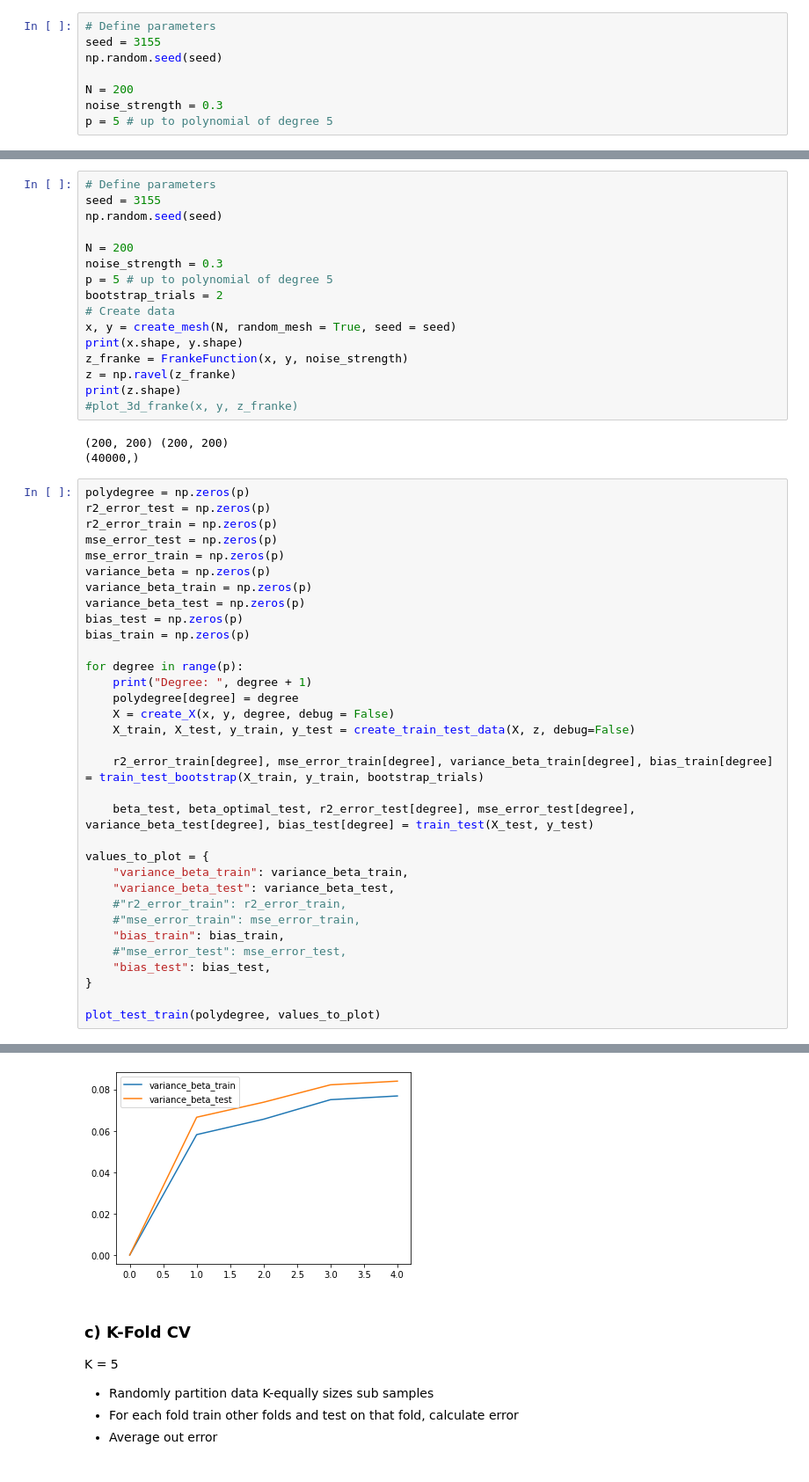
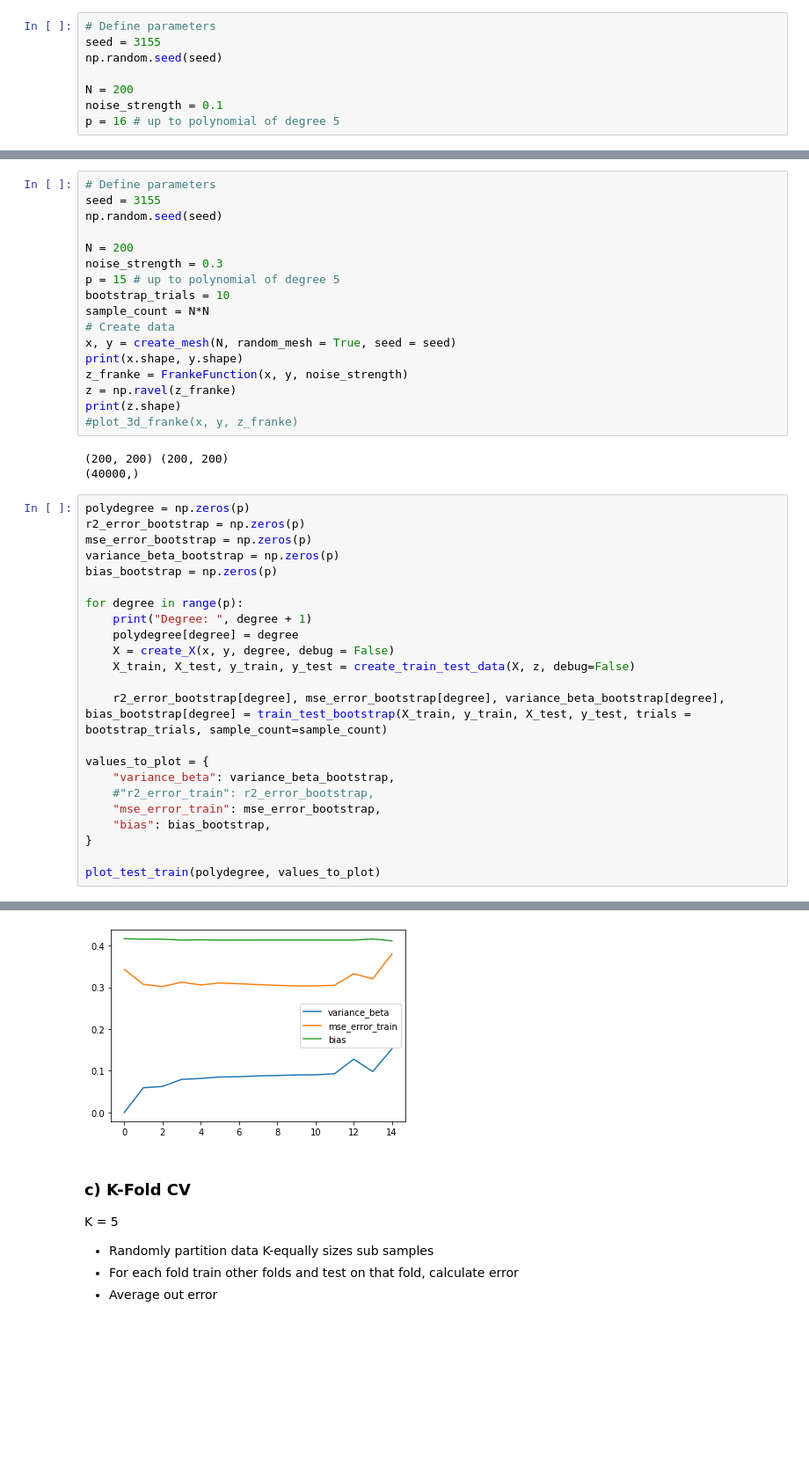
Before and after one commit to marianylund/fysstkprojects, a Jupyter notebook: Project1/Project1_MariaNylund.ipynb, the cells around one changed output, grey strips where cells are left out. Shown at 88% size. Saved outputs shown, nothing was run; the diff lists cells and outputs as text; blank space fills up the shorter version.

Commit message:
Still 4% error between ols and sklearn, refactored and tested a)

```diff
--- a/Project1/Project1_MariaNylund.ipynb
+++ b/Project1/Project1_MariaNylund.ipynb
@@ -36,8 +36,8 @@ seed = 3155
 np.random.seed(seed)
 
 N = 200
-noise_strength = 0.3
-p = 5 # up to polynomial of degree 5
+noise_strength = 0.1
+p = 16 # up to polynomial of degree 5
 # %%
 # Create data
 x, y = create_mesh(N, random_mesh = True, seed = seed)
@@ -119,8 +154,9 @@ np.random.seed(seed)
 
 N = 200
 noise_strength = 0.3
-p = 5 # up to polynomial of degree 5
-bootstrap_trials = 2
+p = 15 # up to polynomial of degree 5
+bootstrap_trials = 10
+sample_count = N*N
 # Create data
 x, y = create_mesh(N, random_mesh = True, seed = seed)
 print(x.shape, y.shape)
@@ -133,15 +169,10 @@ print(z.shape)
 (40000,)
 # %%
 polydegree = np.zeros(p)
-r2_error_test = np.zeros(p)
-r2_error_train = np.zeros(p)
-mse_error_test = np.zeros(p)
-mse_error_train = np.zeros(p)
-variance_beta = np.zeros(p)
-variance_beta_train = np.zeros(p)
-variance_beta_test = np.zeros(p)
-bias_test = np.zeros(p)
-bias_train = np.zeros(p)
+r2_error_bootstrap = np.zeros(p)
+mse_error_bootstrap = np.zeros(p)
+variance_beta_bootstrap = np.zeros(p)
+bias_bootstrap = np.zeros(p)
 
 for degree in range(p):
     print("Degree: ", degree + 1)
@@ -149,18 +180,13 @@ for degree in range(p):
     X = create_X(x, y, degree, debug = False)
     X_train, X_test, y_train, y_test = create_train_test_data(X, z, debug=False)
 
-    r2_error_train[degree], mse_error_train[degree], variance_beta_train[degree], bias_train[degree] = train_test_bootstrap(X_train, y_train, bootstrap_trials)
-
-    beta_test, beta_optimal_test, r2_error_test[degree], mse_error_test[degree], variance_beta_test[degree], bias_test[degree] = train_test(X_test, y_test)
+    r2_error_bootstrap[degree], mse_error_bootstrap[degree], variance_beta_bootstrap[degree], bias_bootstrap[degree] = train_test_bootstrap(X_train, y_train, X_test, y_test, trials = bootstrap_trials, sample_count=sample_count)
 
 values_to_plot = {
-    "variance_beta_train": variance_beta_train,
-    "variance_beta_test": variance_beta_test,
-    #"r2_error_train": r2_error_train,
-    #"mse_error_train": mse_error_train,
-    "bias_train": bias_train,
-    #"mse_error_test": mse_error_test,
-    "bias_test": bias_test,
+    "variance_beta": variance_beta_bootstrap,
+    #"r2_error_train": r2_error_bootstrap,
+    "mse_error_train": mse_error_bootstrap,
+    "bias": bias_bootstrap,
 }
 
 plot_test_train(polydegree, values_to_plot)
@@ -173,4 +209,4 @@ Degree:  5
-[figure, old version]
+[figure, new version]
 # %% [markdown]
 ### c) K-Fold CV
 
```
Also changed, not shown: parts of 8 cells of this notebook, 8 other files.
